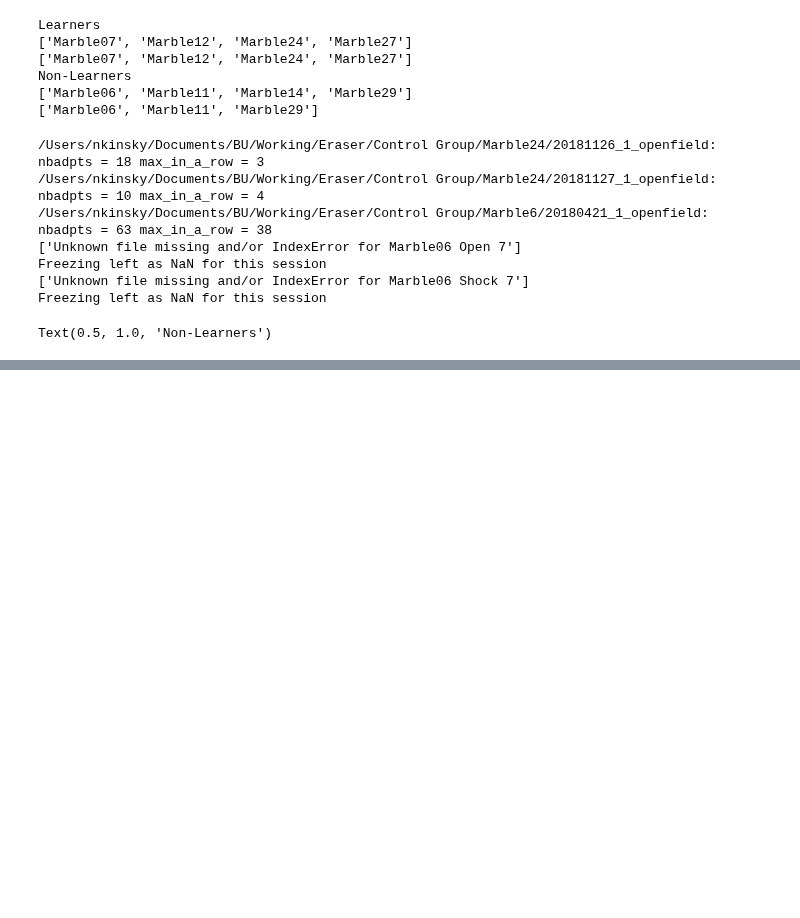
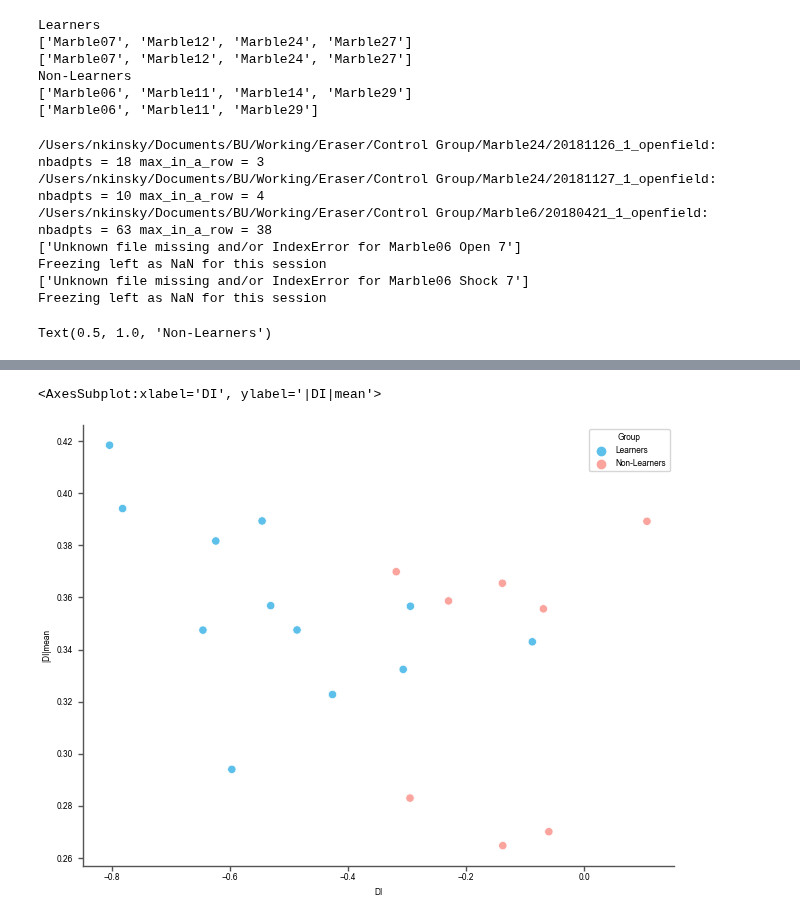
Before and after one commit to nkinsky/Eraser, a Jupyter notebook: Notebooks/Figure1.ipynb, the cells around one changed output, grey strips where cells are left out. Cells and saved outputs as stored; diff of their text form; code cells hidden in the pictures; blank space fills up the shorter version.

```diff
--- a/Notebooks/Figure1.ipynb
+++ b/Notebooks/Figure1.ipynb
@@ -319,3 +453,10 @@ statsc_ind, pvalc_ind = s.ttest_ind(fratio_cont[1, 1, ~np.isnan(fratio_cont[1, 1
+# %%
+_, axtest2 = plt.subplots()
+DIaft = DIdf[((DIdf['Day'] == 1) | (DIdf['Day'] == 2) | (DIdf['Day'] == 7))]
+sns.scatterplot(x='DI', y='|DI|mean', data=DIaft[DIaft.Group != 'ANI'], hue='Group', ax=axtest2)
+# %% [output]
+<AxesSubplot:xlabel='DI', ylabel='|DI|mean'>
+[figure, added]
 # %%
 Fig1.savefig(Path('/Users/nkinsky/Documents/BU/Working/Eraser/plots/Fig1'), scriptname='Figure1Notebook')
 # %%
```
Also changed, not shown: parts of 35 cells of this notebook.
